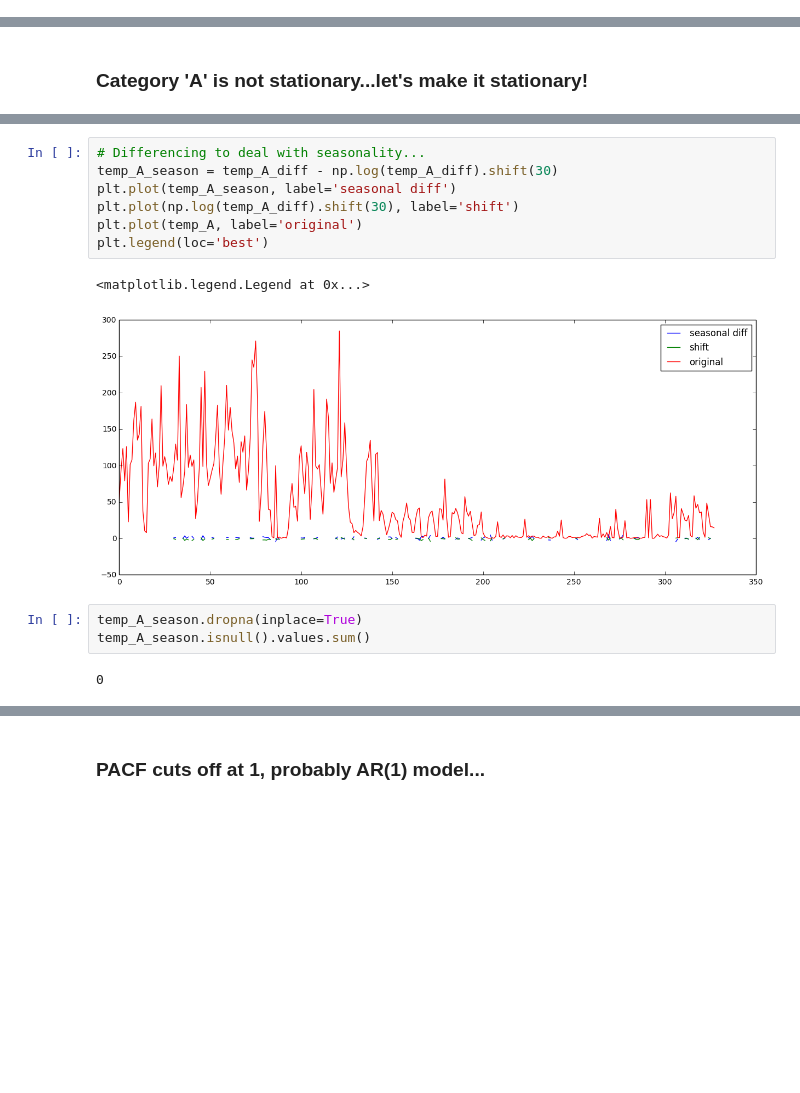
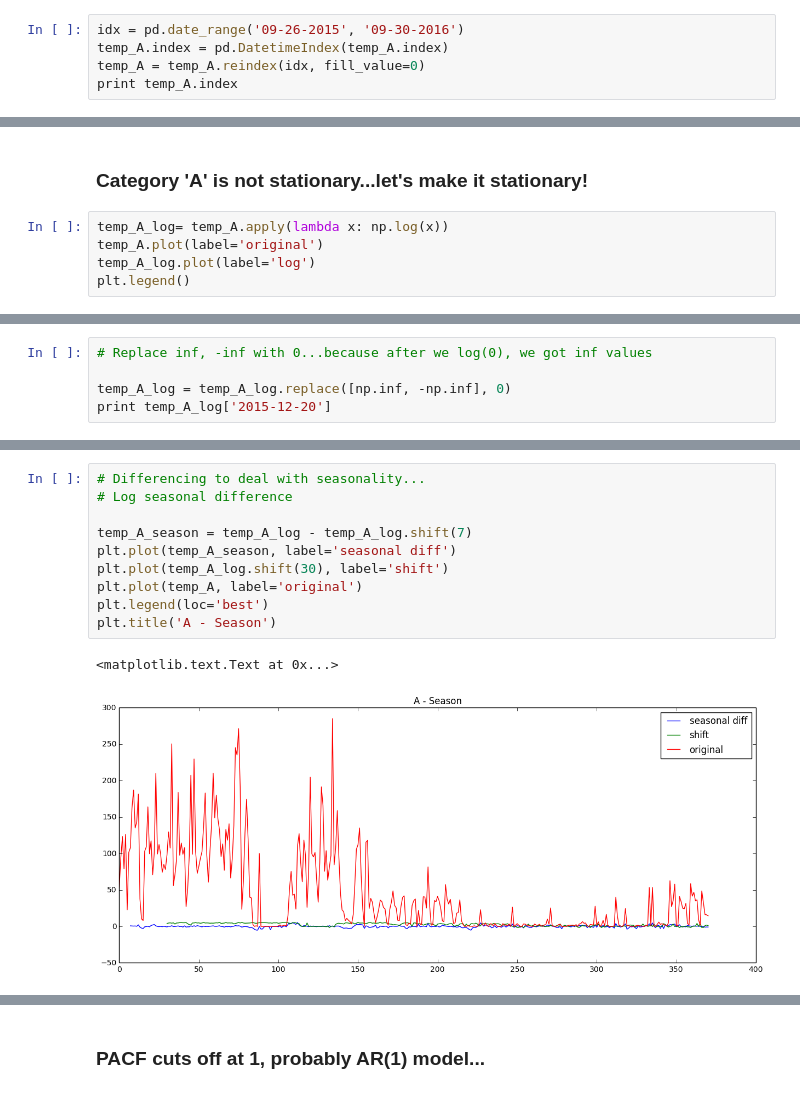
Before and after one commit to wernerchao/compass-digital-labs-test, a Jupyter notebook: explore/Group By Date.ipynb, the cells around one changed output, grey strips where cells are left out. Saved outputs shown, nothing was run; the diff lists cells and outputs as text; blank space fills up the shorter version.

```diff
--- a/explore/Group By Date.ipynb
+++ b/explore/Group By Date.ipynb
@@ -78,0 +83,5 @@ temp_A = splitted_data[i].groupby(by=['Date_Name'])['sales'].sum()
+# %%
+idx = pd.date_range('09-26-2015', '09-30-2016')
+temp_A.index = pd.DatetimeIndex(temp_A.index)
+temp_A = temp_A.reindex(idx, fill_value=0)
+print temp_A.index
@@ -134,3 +173,8 @@ Critical Value (10%)            -2.571762
 dtype: float64
 # %% [markdown]
 ### Category 'A' is not stationary...let's make it stationary!
+# %%
+temp_A_log= temp_A.apply(lambda x: np.log(x))
+temp_A.plot(label='original')
+temp_A_log.plot(label='log')
+plt.legend()
@@ -136,0 +184,5 @@ dtype: float64
+# %%
+# Replace inf, -inf with 0...because after we log(0), we got inf values
+
+temp_A_log = temp_A_log.replace([np.inf, -np.inf], 0)
+print temp_A_log['2015-12-20']
@@ -157,18 +230,16 @@ fig.set_size_inches(15, 8)
 # %%
 # Differencing to deal with seasonality...
-temp_A_season = temp_A_diff - np.log(temp_A_diff).shift(30)
+# Log seasonal difference
+
+temp_A_season = temp_A_log - temp_A_log.shift(7)
 plt.plot(temp_A_season, label='seasonal diff')
-plt.plot(np.log(temp_A_diff).shift(30), label='shift')
+plt.plot(temp_A_log.shift(30), label='shift')
 plt.plot(temp_A, label='original')
 plt.legend(loc='best')
+plt.title('A - Season')
 # %% [output]
-<matplotlib.legend.Legend at 0x...>
+<matplotlib.text.Text at 0x...>
-[figure, old version]
+[figure, new version]
-# %%
-temp_A_season.dropna(inplace=True)
-temp_A_season.isnull().values.sum()
-# %% [output]
-0
 # %%
 temp_A_season.dropna(inplace=True)
 # Category A, seasonal decomposition plots...
```
Also changed, not shown: parts of 37 cells of this notebook.
